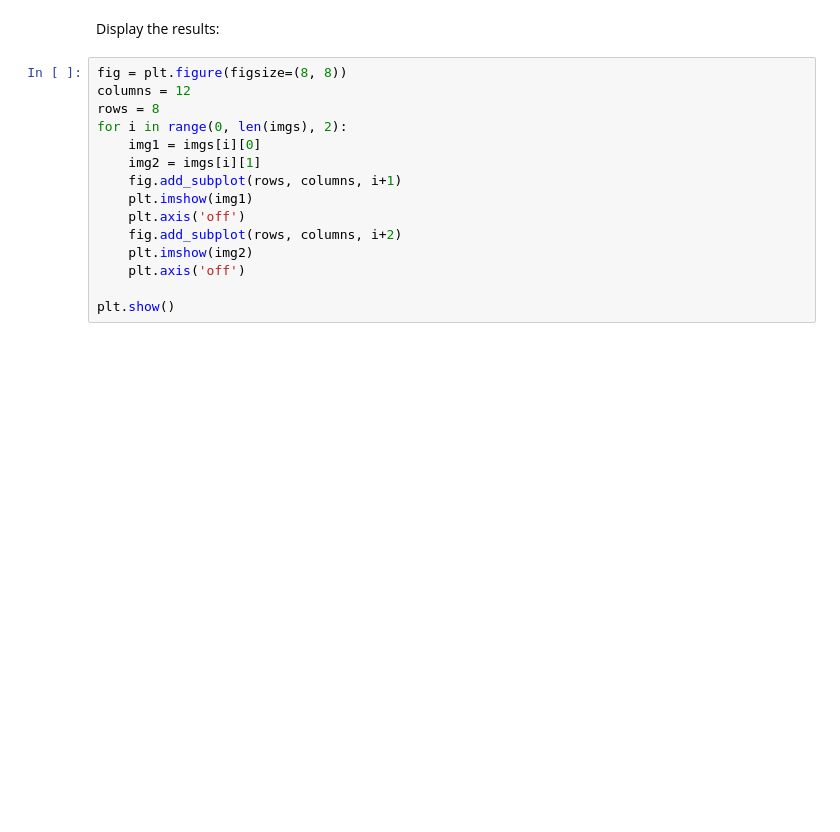
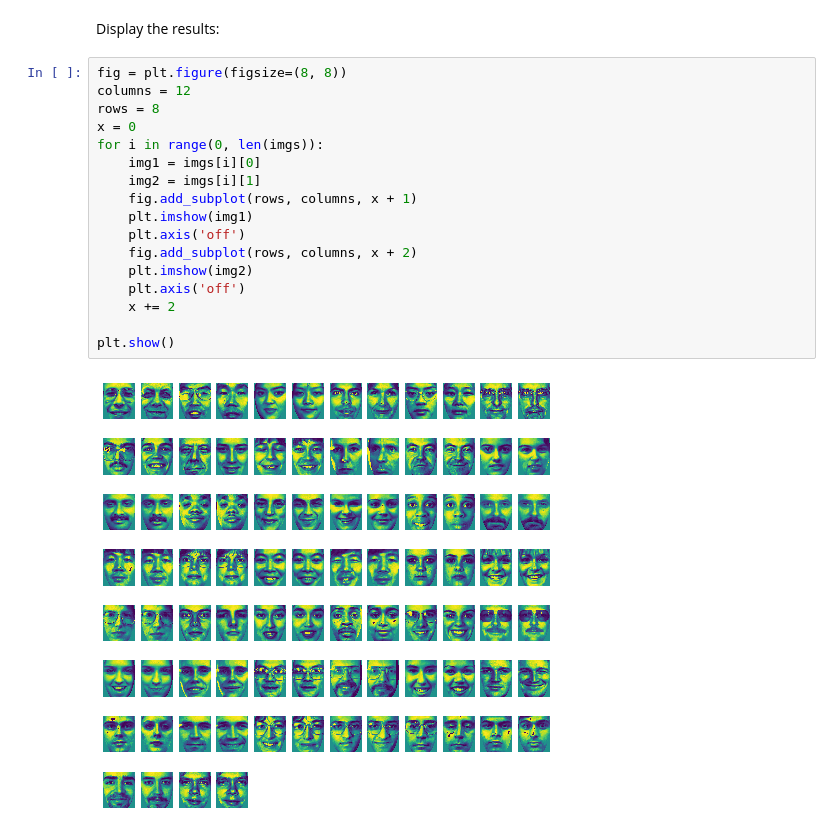
Before and after one commit to clevertoucan/compviz-project1, a Jupyter notebook: pca.ipynb, the cells around one changed output. Drawn from its saved outputs; the diff is of its cells as text; blank space fills up the shorter version.

```diff
--- a/pca.ipynb
+++ b/pca.ipynb
@@ -182,16 +182,20 @@ Display the results:
 # %%
 fig = plt.figure(figsize=(8, 8))
 columns = 12
 rows = 8
-for i in range(0, len(imgs), 2):
+x = 0
+for i in range(0, len(imgs)):
     img1 = imgs[i][0]
     img2 = imgs[i][1]
-    fig.add_subplot(rows, columns, i+1)
+    fig.add_subplot(rows, columns, x + 1)
     plt.imshow(img1)
     plt.axis('off')
-    fig.add_subplot(rows, columns, i+2)
+    fig.add_subplot(rows, columns, x + 2)
     plt.imshow(img2)
     plt.axis('off')
+    x += 2
 
 plt.show()
+# %% [output]
+[figure, added]
 # %% [markdown]
```
Also changed, not shown: parts of 11 cells of this notebook, 1 other file.
